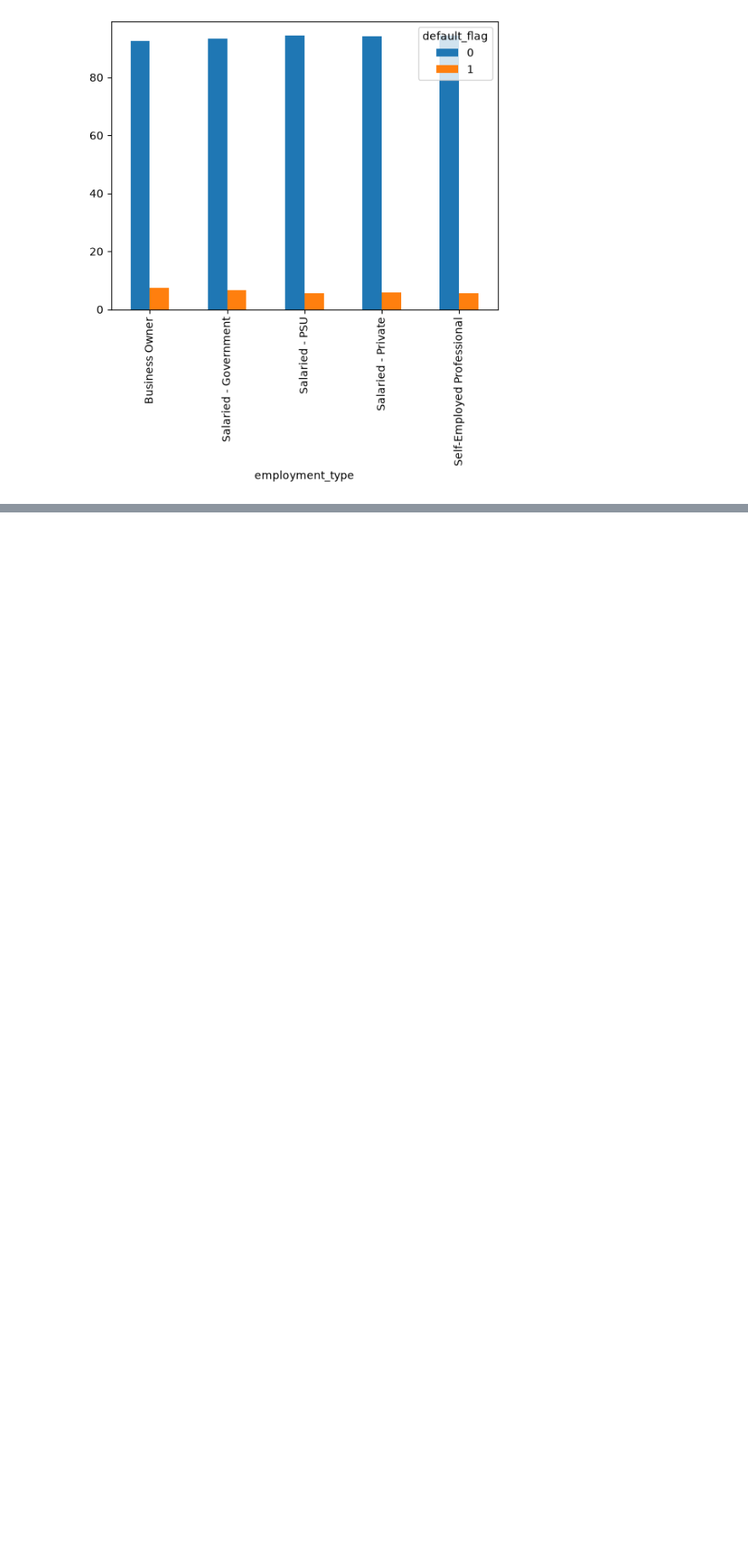
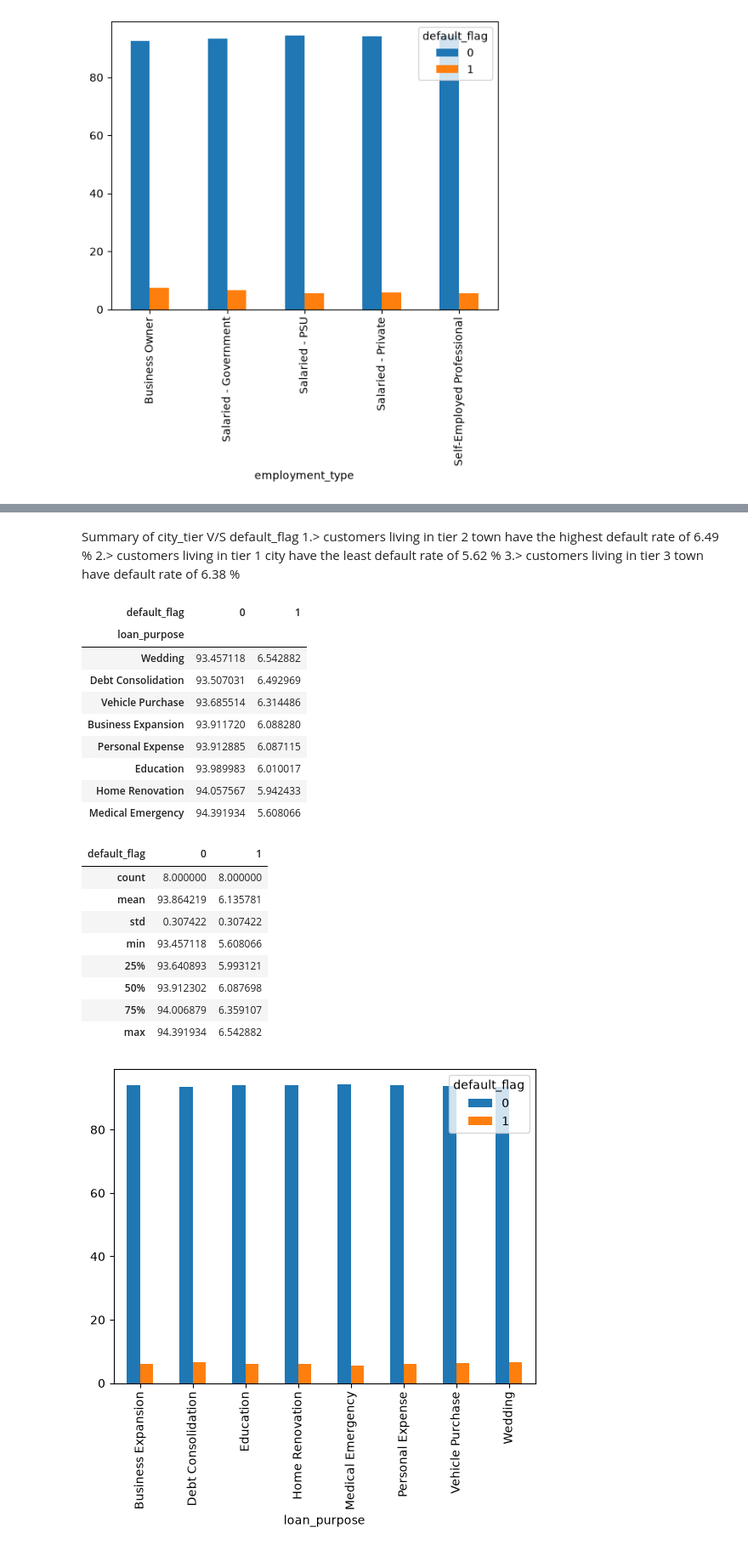
Before and after one commit to Nayan-2006-opensource/loan-default-risk-analysis, a Jupyter notebook: Notebooks/bivariate_analysis_categorical_columns.ipynb, the cells around one changed output, grey strips where cells are left out. Shown at 85% size. Cells and saved outputs as stored; diff of their text form; code cells hidden in the pictures; blank space fills up the shorter version.

```diff
--- a/Notebooks/bivariate_analysis_categorical_columns.ipynb
+++ b/Notebooks/bivariate_analysis_categorical_columns.ipynb
@@ -27,0 +41,33 @@ plt.show()
+# %% [markdown]
+Summary of city_tier V/S default_flag
+1.> customers living in tier 2 town have the highest default rate of 6.49 %
+2.> customers living in tier 1 city have the least default rate of 5.62 %
+3.> customers living in tier 3 town have default rate of 6.38 %
+# %%
+#loan_purpose V/S default_flag
+table=pd.crosstab(df["loan_purpose"],df["default_flag"],normalize="index")*100
+display(table.sort_values(by=1,ascending=False))
+display(table.describe())
+table.plot(kind="bar")
+plt.show()
+# %% [output]
+| default_flag | 0 | 1 |
+| loan_purpose |  |  |
+| Wedding | 93.457118 | 6.542882 |
+| Debt Consolidation | 93.507031 | 6.492969 |
+| Vehicle Purchase | 93.685514 | 6.314486 |
+| Business Expansion | 93.911720 | 6.088280 |
+| Personal Expense | 93.912885 | 6.087115 |
+| Education | 93.989983 | 6.010017 |
+| Home Renovation | 94.057567 | 5.942433 |
+| Medical Emergency | 94.391934 | 5.608066 |
+| default_flag | 0 | 1 |
+| count | 8.000000 | 8.000000 |
+| mean | 93.864219 | 6.135781 |
+| std | 0.307422 | 0.307422 |
+| min | 93.457118 | 5.608066 |
+| 25% | 93.640893 | 5.993121 |
+| 50% | 93.912302 | 6.087698 |
+| 75% | 94.006879 | 6.359107 |
+| max | 94.391934 | 6.542882 |
+[figure, added]
```
Also changed, not shown: parts of 5 cells of this notebook.
